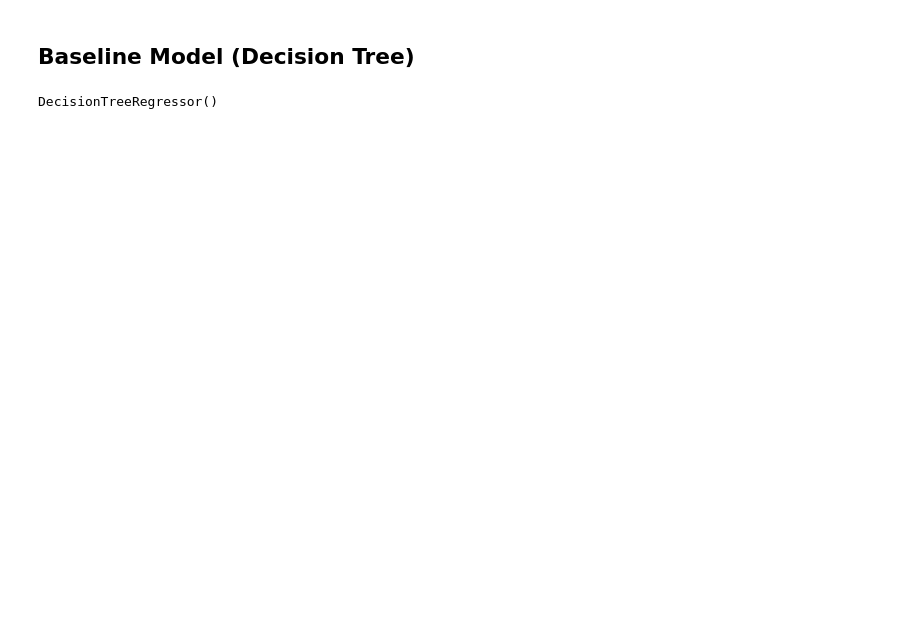
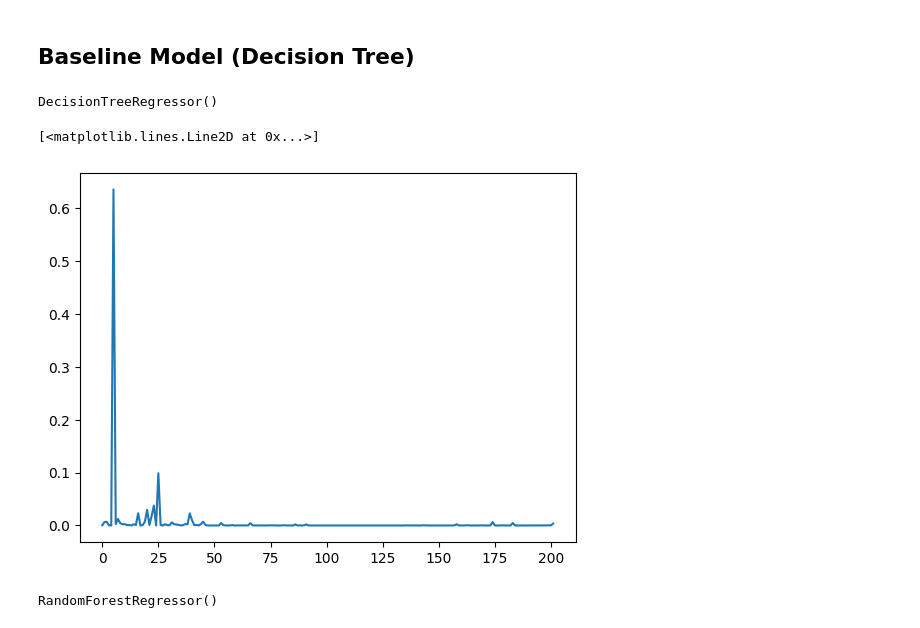
Before and after one commit to McArthurAdal/House-Price-Prediction-Kaggle, a Jupyter notebook: analysis.ipynb, the cells around one changed output. Drawn from its saved outputs; the diff is of its cells as text; code cells hidden in the pictures; blank space fills up the shorter version.

```diff
--- a/analysis.ipynb
+++ b/analysis.ipynb
@@ -674,0 +694,11 @@ dt.predict(X_test_final)
+# %%
+plt.plot(dt.feature_importances_)
+# %% [output]
+[<matplotlib.lines.Line2D at 0x...>]
+[figure, added]
+# %%
+rfr = RandomForestRegressor()
+
+rfr.fit(X_train, y_train)
+# %% [output]
+RandomForestRegressor()
```
Also changed, not shown: parts of 20 cells of this notebook.
